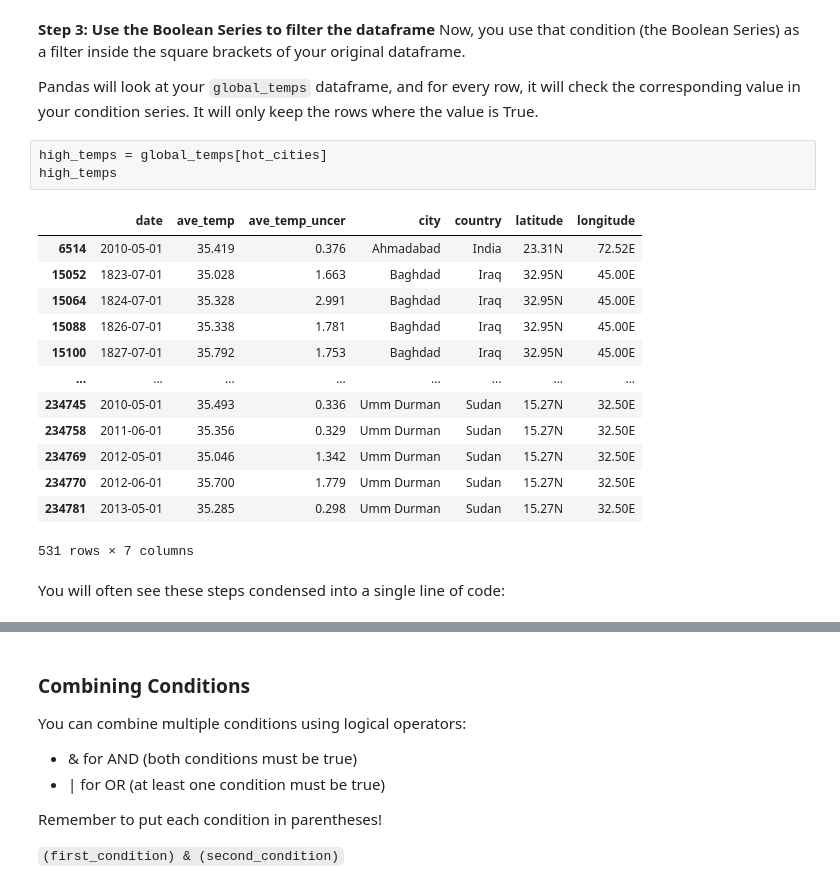
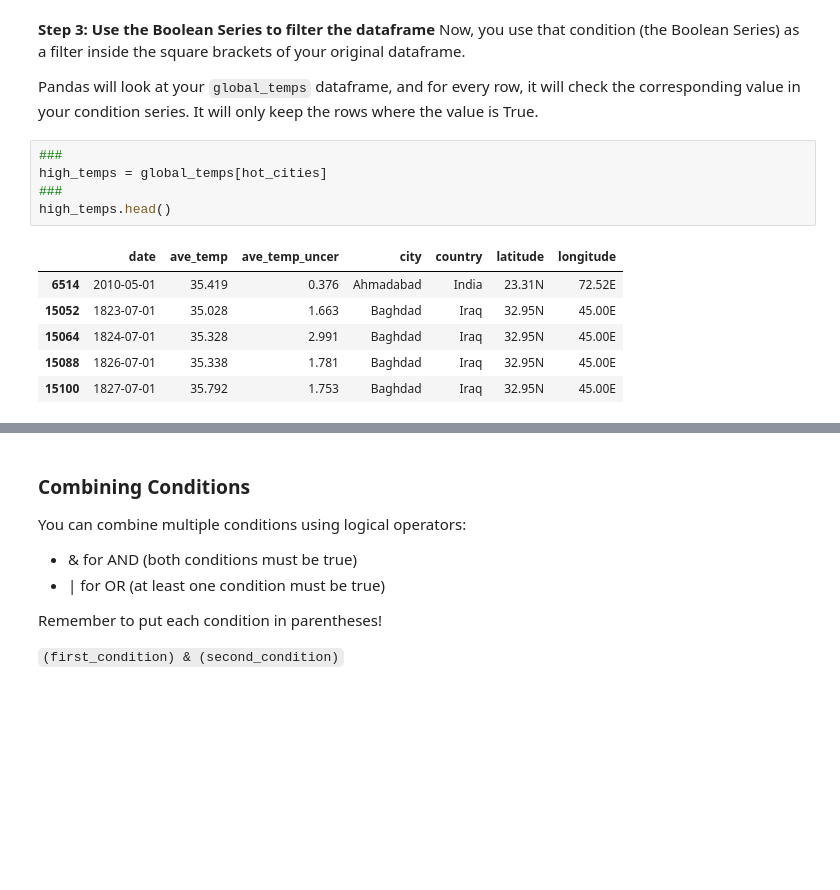
Before and after one commit to ekle12/big-data-camp, a Jupyter notebook: Instructor Notebooks/2_Exploring_Wrangling_instructor.ipynb, the cells around one changed output, grey strips where cells are left out. Cells and saved outputs as stored; diff of their text form; blank space fills up the shorter version.

```diff
--- a/Instructor Notebooks/2_Exploring_Wrangling_instructor.ipynb
+++ b/Instructor Notebooks/2_Exploring_Wrangling_instructor.ipynb
@@ -273,21 +287,14 @@ Now, you use that condition (the Boolean Series) as a filter inside the square b
 
 Pandas will look at your `global_temps` dataframe, and for every row, it will check the corresponding value in your condition series. It will only keep the rows where the value is True.
 # %%
+###
 high_temps = global_temps[hot_cities]
-high_temps
+###
+high_temps.head()
 # %% [output]
 |  | date | ave_temp | ave_temp_uncer | city | country | latitude | longitude |
 | 6514 | 2010-05-01 | 35.419 | 0.376 | Ahmadabad | India | 23.31N | 72.52E |
 | 15052 | 1823-07-01 | 35.028 | 1.663 | Baghdad | Iraq | 32.95N | 45.00E |
 | 15064 | 1824-07-01 | 35.328 | 2.991 | Baghdad | Iraq | 32.95N | 45.00E |
 | 15088 | 1826-07-01 | 35.338 | 1.781 | Baghdad | Iraq | 32.95N | 45.00E |
 | 15100 | 1827-07-01 | 35.792 | 1.753 | Baghdad | Iraq | 32.95N | 45.00E |
-| ... | ... | ... | ... | ... | ... | ... | ... |
-| 234745 | 2010-05-01 | 35.493 | 0.336 | Umm Durman | Sudan | 15.27N | 32.50E |
-| 234758 | 2011-06-01 | 35.356 | 0.329 | Umm Durman | Sudan | 15.27N | 32.50E |
-| 234769 | 2012-05-01 | 35.046 | 1.342 | Umm Durman | Sudan | 15.27N | 32.50E |
-| 234770 | 2012-06-01 | 35.700 | 1.779 | Umm Durman | Sudan | 15.27N | 32.50E |
-| 234781 | 2013-05-01 | 35.285 | 0.298 | Umm Durman | Sudan | 15.27N | 32.50E |
-531 rows × 7 columns
-# %% [markdown]
-You will often see these steps condensed into a single line of code:
```
Also changed, not shown: parts of 29 cells of this notebook.
